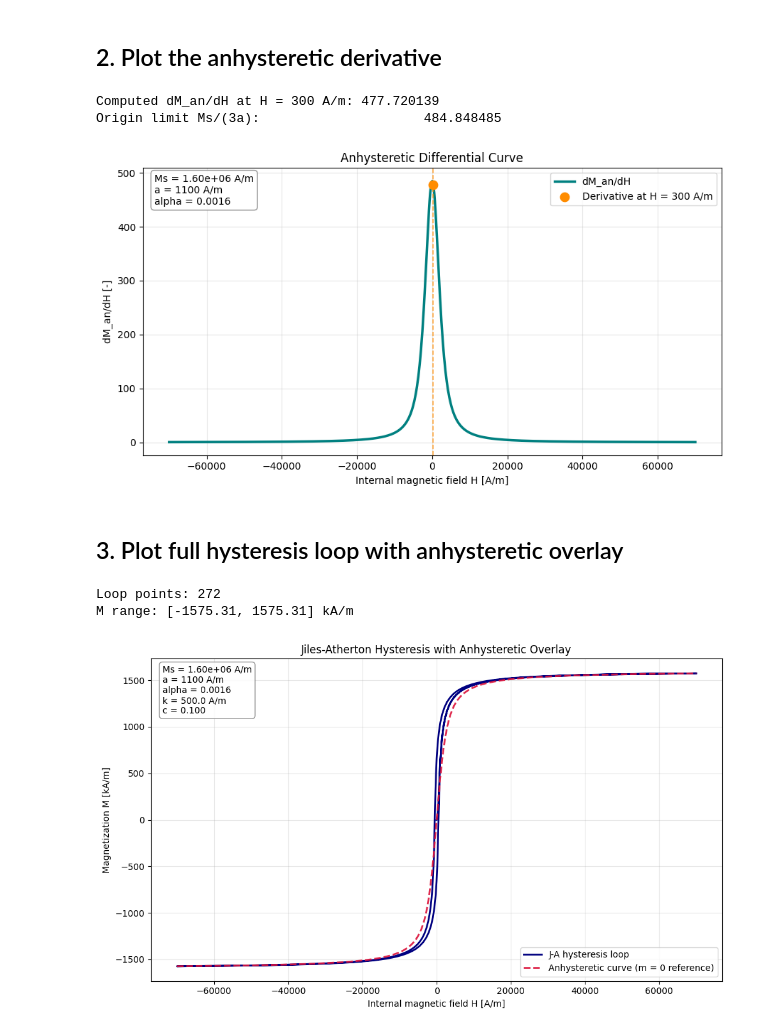
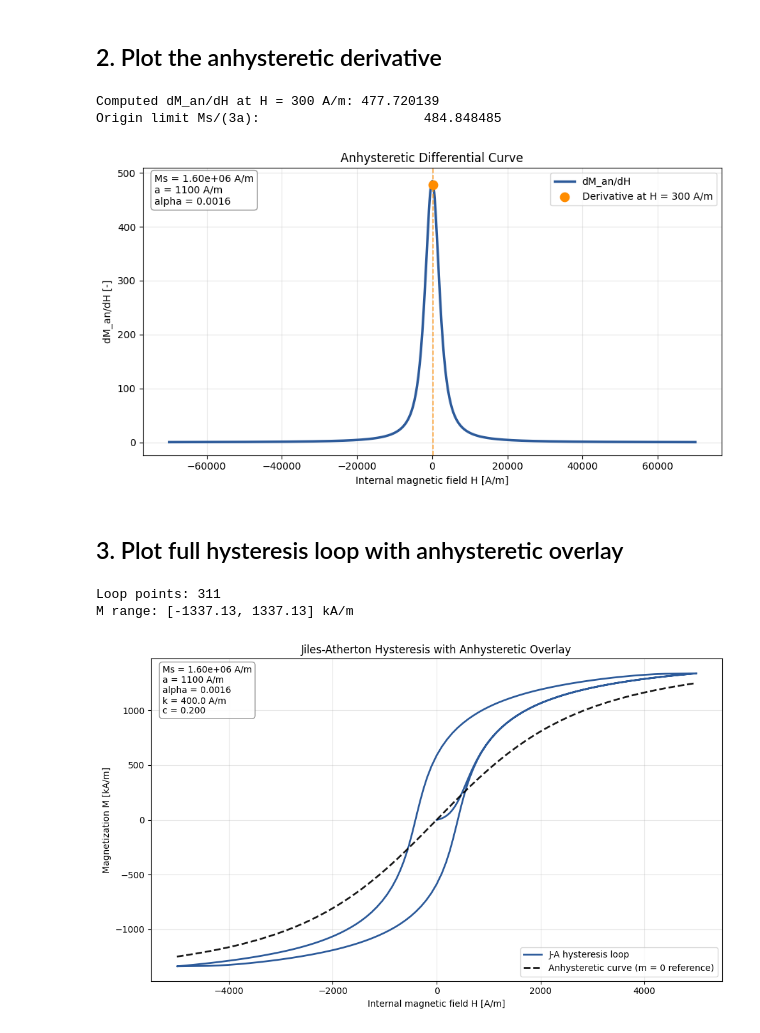
Before and after one commit to MoreCoffee12/MagnetoelasticSensor, a Jupyter notebook: notebooks/HelloWorldHysteresis.ipynb, the cells around one changed output. Saved outputs shown, nothing was run; the diff lists cells and outputs as text; code cells hidden in the pictures.

```diff
--- a/notebooks/HelloWorldHysteresis.ipynb
+++ b/notebooks/HelloWorldHysteresis.ipynb
@@ -155,14 +157,12 @@ Absolute error:                    0.000000e+00 A/m
 # %% [markdown]
 ## 2. Plot the anhysteretic derivative
 # %%
-# Reuse the same sweep and parameters from the previous cell
+# Reuse the same sweep and props from the previous cell
 h_values = np.linspace(-70000, 70000, 801)
 dman_dh_values = anhysteretic_magnetization_differential(
     h=h_values,
     m=m,
-    ms=ms,
-    a=a,
-    alpha=alpha,
+    props=props,
 )
 
 # Validation point from dMan/dH limit and closed-form checks
@@ -170,13 +170,11 @@ h_test = 300.0
 dman_dh_test = anhysteretic_magnetization_differential(
     h=h_test,
     m=m,
-    ms=ms,
-    a=a,
-    alpha=alpha,
+    props=props,
 )
 
 fig, ax = plt.subplots(figsize=(9, 5))
-ax.plot(h_values, dman_dh_values, linewidth=2.5, color='teal', label='dM_an/dH')
+ax.plot(h_values, dman_dh_values, linewidth=2.5, color='#2C5A9A', label='dM_an/dH')
 ax.scatter(
     [h_test],
     [dman_dh_test],
@@ -188,9 +186,9 @@ ax.scatter(
 ax.axvline(h_test, color='darkorange', linestyle='--', linewidth=1.2, alpha=0.7)
 
 param_text = '\n'.join([
-    f'Ms = {ms:.2e} A/m',
-    f'a = {a:.0f} A/m',
-    f'alpha = {alpha:.4f}',
+    f'Ms = {props.ms:.2e} A/m',
+    f'a = {props.a:.0f} A/m',
+    f'alpha = {props.alpha:.4f}',
 ])
 ax.text(
     0.02,
@@ -209,14 +207,14 @@ ax.grid(True, alpha=0.3)
 ax.legend()
 
 print(f'Computed dM_an/dH at H = {h_test:.0f} A/m: {dman_dh_test:.6f}')
-print(f'Origin limit Ms/(3a):                     {ms / (3.0 * a):.6f}')
+print(f'Origin limit Ms/(3a):                     {props.ms / (3.0 * props.a):.6f}')
 
 plt.tight_layout()
 plt.show()
 # %% [output]
 Computed dM_an/dH at H = 300 A/m: 477.720139
 Origin limit Ms/(3a):                     484.848485
-[figure, old version]
+[figure, new version]
 # %% [markdown]
 ## 3. Plot full hysteresis loop with anhysteretic overlay
 # %%
@@ -224,47 +222,33 @@ Origin limit Ms/(3a):                     484.848485
 # Plot the initial magnetization curves to match Fig. (9) in [2]
 h_max = 5000.0
 solver_type = 2  # RK45
-k = 400.0
-c = 0.2
 
 # Segment 1: 0 -> +Hmax
 h1, m1 = ja_solver(
-    a=a,
-    k=k,
-    c=c,
-    ms=ms,
-    alpha=alpha,
+    props=props,
     h_start=0.0,
     h_end=h_max,
     m0=0.0,
     solver_type=solver_type,
- )
+)
 
 # Segment 2: +Hmax -> -Hmax
 h2, m2 = ja_solver(
-    a=a,
-    k=k,
-    c=c,
-    ms=ms,
-    alpha=alpha,
+    props=props,
     h_start=h_max,
     h_end=-h_max,
     m0=float(m1[-1]),
     solver_type=solver_type,
- )
+)
 
 # Segment 3: -Hmax -> +Hmax (close the major loop)
 h3, m3 = ja_solver(
-    a=a,
-    k=k,
-    c=c,
-    ms=ms,
-    alpha=alpha,
+    props=props,
     h_start=-h_max,
     h_end=h_max,
     m0=float(m2[-1]),
     solver_type=solver_type,
- )
+)
 
 # Concatenate, removing duplicated segment boundary points
 h_loop = np.concatenate([h1, h2[1:], h3[1:]])
@@ -275,56 +259,54 @@ h_ref = np.linspace(-h_max, h_max, 1200)
 man_ref = anhysteretic_magnetization(
     h=h_ref,
     m=0.0,
-    ms=ms,
-    a=a,
-    alpha=alpha,
- )
+    props=props,
+)
 
 # Scale magnetization to kA/m for clearer y-axis values
 m_loop_ka = m_loop / 1000.0
 man_ref_ka = man_ref / 1000.0
 
 fig, ax = plt.subplots(figsize=(10, 6))
-ax.plot(h_loop, m_loop_ka, color='navy', linewidth=2.0, label='J-A hysteresis loop')
+ax.plot(h_loop, m_loop_ka, color='#2C5A9A', linewidth=2.0, label='J-A hysteresis loop')
 ax.plot(
     h_ref,
     man_ref_ka,
-    color='crimson',
+    color='black',
     linestyle='--',
     linewidth=2.0,
     alpha=0.9,
     label='Anhysteretic curve (m = 0 reference)',
 )
 
 param_text = '\n'.join([
-    f'Ms = {ms:.2e} A/m',
-    f'a = {a:.0f} A/m',
-    f'alpha = {alpha:.4f}',
-    f'k = {k:.1f} A/m',
-    f'c = {c:.3f}',
+    f'Ms = {props.ms:.2e} A/m',
+    f'a = {props.a:.0f} A/m',
+    f'alpha = {props.alpha:.4f}',
+    f'k = {props.k:.1f} A/m',
+    f'c = {props.c:.3f}',
 ])
 ax.text(
     0.02,
     0.98,
     param_text,
     transform=ax.transAxes,
     fontsize=10,
     va='top',
     bbox=dict(boxstyle='round,pad=0.35', facecolor='white', alpha=0.85, edgecolor='0.5'),
 )
 
 ax.set_title('Jiles-Atherton Hysteresis with Anhysteretic Overlay')
 ax.set_xlabel('Internal magnetic field H [A/m]')
 ax.set_ylabel('Magnetization M [kA/m]')
 ax.grid(True, alpha=0.3)
 ax.legend()
 
 print(f'Loop points: {h_loop.size}')
 print(f'M range: [{np.min(m_loop_ka):.2f}, {np.max(m_loop_ka):.2f}] kA/m')
 
 plt.tight_layout()
 plt.show()
 # %% [output]
-Loop points: 272
-M range: [-1575.31, 1575.31] kA/m
+Loop points: 311
+M range: [-1337.13, 1337.13] kA/m
-[figure, old version]
+[figure, new version]
```
Also changed, not shown: parts of 4 cells of this notebook, 9 other files.
